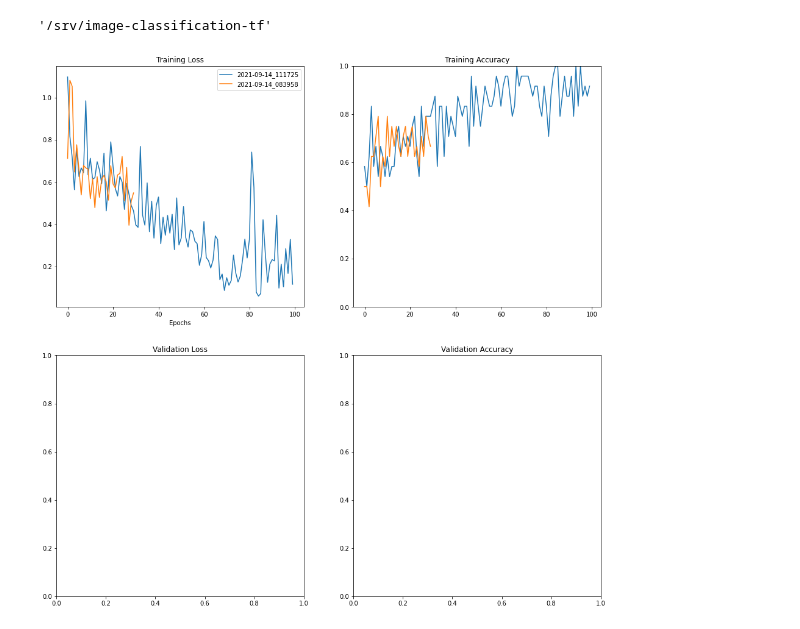
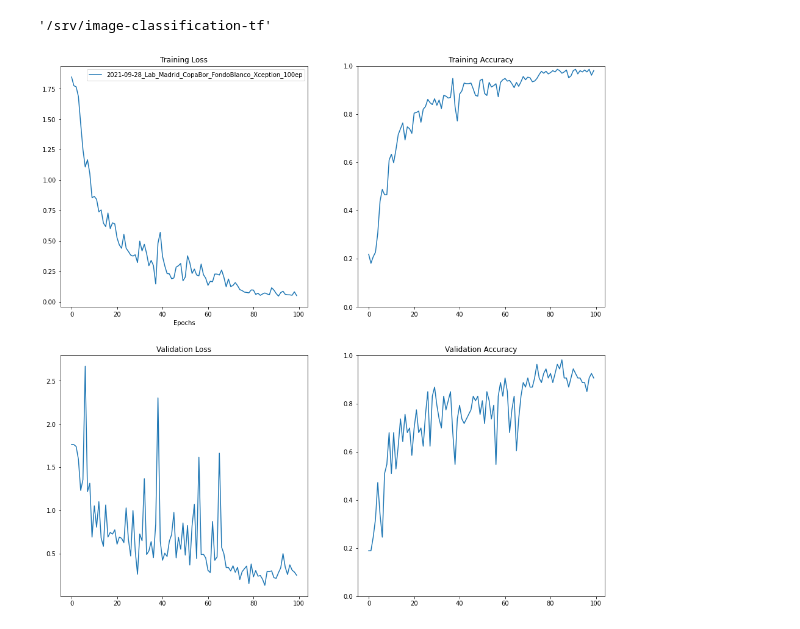
Before and after one commit to MiriamCobo/BrainGut-WineUp, a Jupyter notebook: notebooks/2.0-Model_training.ipynb, the cells around one changed output. Cells and saved outputs as stored; diff of their text form; code cells hidden in the pictures.

```diff
--- a/notebooks/2.0-Model_training.ipynb
+++ b/notebooks/2.0-Model_training.ipynb
@@ -90,9 +98,8 @@ pwd
 # %%
 from imgclas.plot_utils import multi_training_plots
 
-TIMESTAMPS = ['2021-09-14_111725',
-              '2021-09-14_083958']
+TIMESTAMPS = ['2021-09-28_Lab_Madrid_CopaBor_FondoBlanco_Xception_100ep']
 
 multi_training_plots(timestamps=TIMESTAMPS)
 # %% [output]
-[figure, old version]
+[figure, new version]
```
Also changed, not shown: parts of 4 cells of this notebook, 6 other files.
